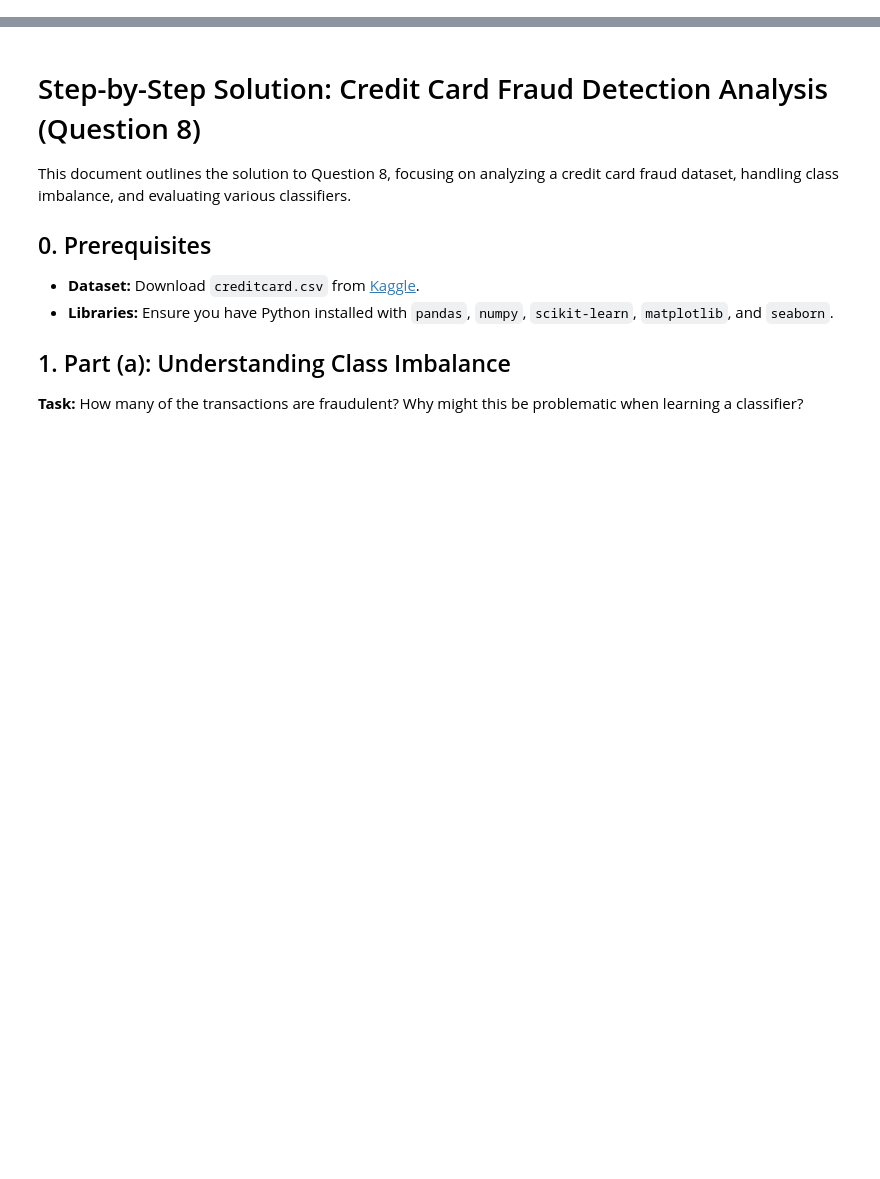
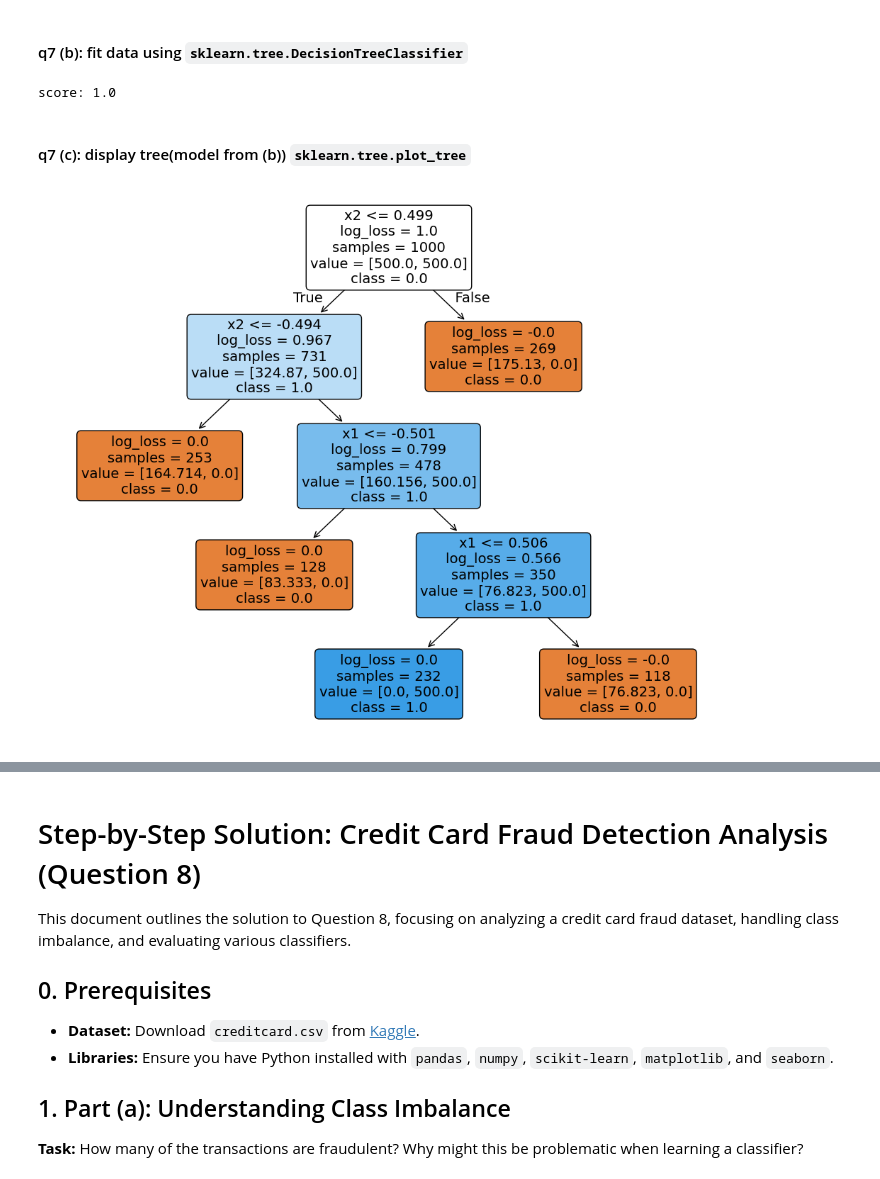
Before and after one commit to 0tv0renakniga/ds_masters, a Jupyter notebook: dsc_255/module_9/hw9.ipynb, the cells around one changed output, grey strips where cells are left out. Cells and saved outputs as stored; diff of their text form; code cells hidden in the pictures; blank space fills up the shorter version.

```diff
--- a/dsc_255/module_9/hw9.ipynb
+++ b/dsc_255/module_9/hw9.ipynb
@@ -228,0 +38,22 @@ Plot for Stump 3 displayed. Stump Weight (alpha): 0.5309, Stump Weighted Error:
+# %% [markdown]
+#### q7 (b): fit data using `sklearn.tree.DecisionTreeClassifier`
+# %%
+from sklearn.tree import DecisionTreeClassifier
+
+## init decision tree classifier object
+dtc = DecisionTreeClassifier(criterion='log_loss',max_leaf_nodes=5,class_weight='balanced',max_depth=5,min_samples_leaf=20,random_state=42)
+dtc.fit(x_data,y_data)
+print(f"score: {dtc.score(x_data,y_data)}")
+# %% [output]
+score: 1.0
+# %% [markdown]
+#### q7 (c): display tree(model from (b)) `sklearn.tree.plot_tree`
+# %%
+from sklearn import tree
+
+fig = plt.figure(figsize=(10,8))
+tree.plot_tree(dtc, feature_names=["x1", "x2"], class_names=["0.0","1.0"],filled=True, rounded=True)
+plt.tight_layout()
+plt.show()
+# %% [output]
+[figure, added]
```
Also changed, not shown: parts of 14 cells of this notebook, 8 other files.
